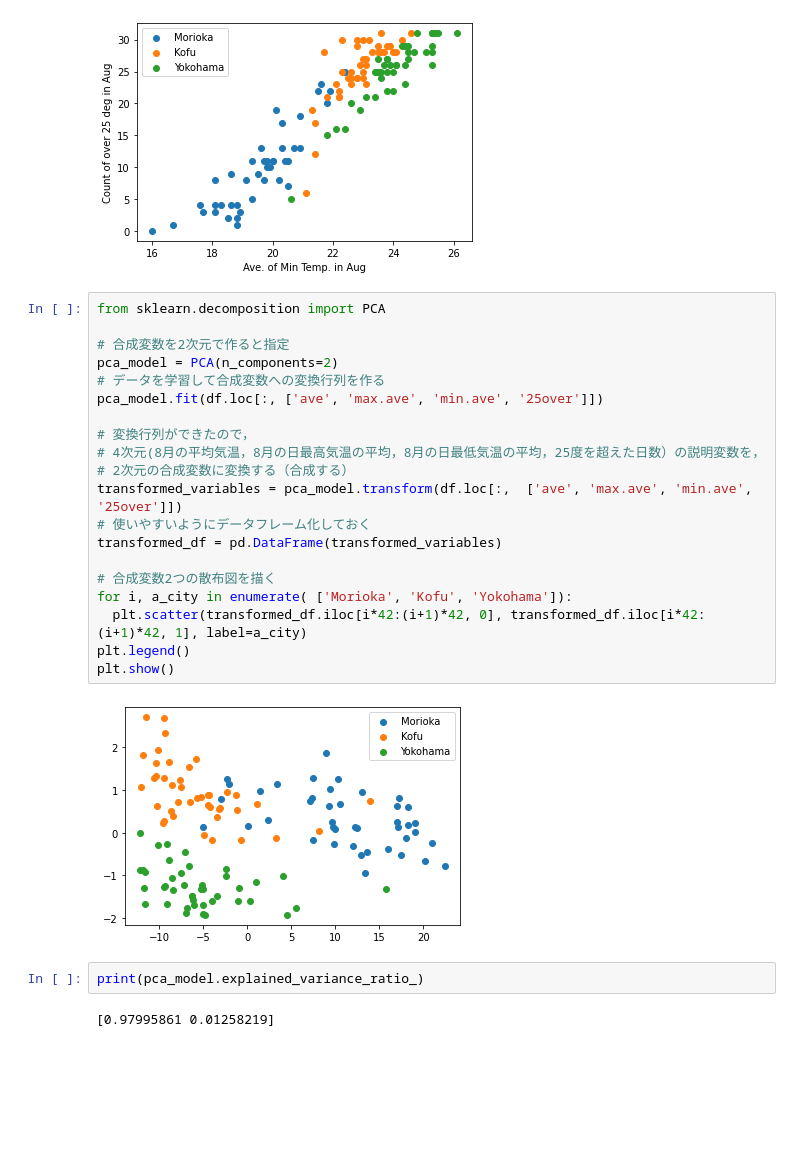
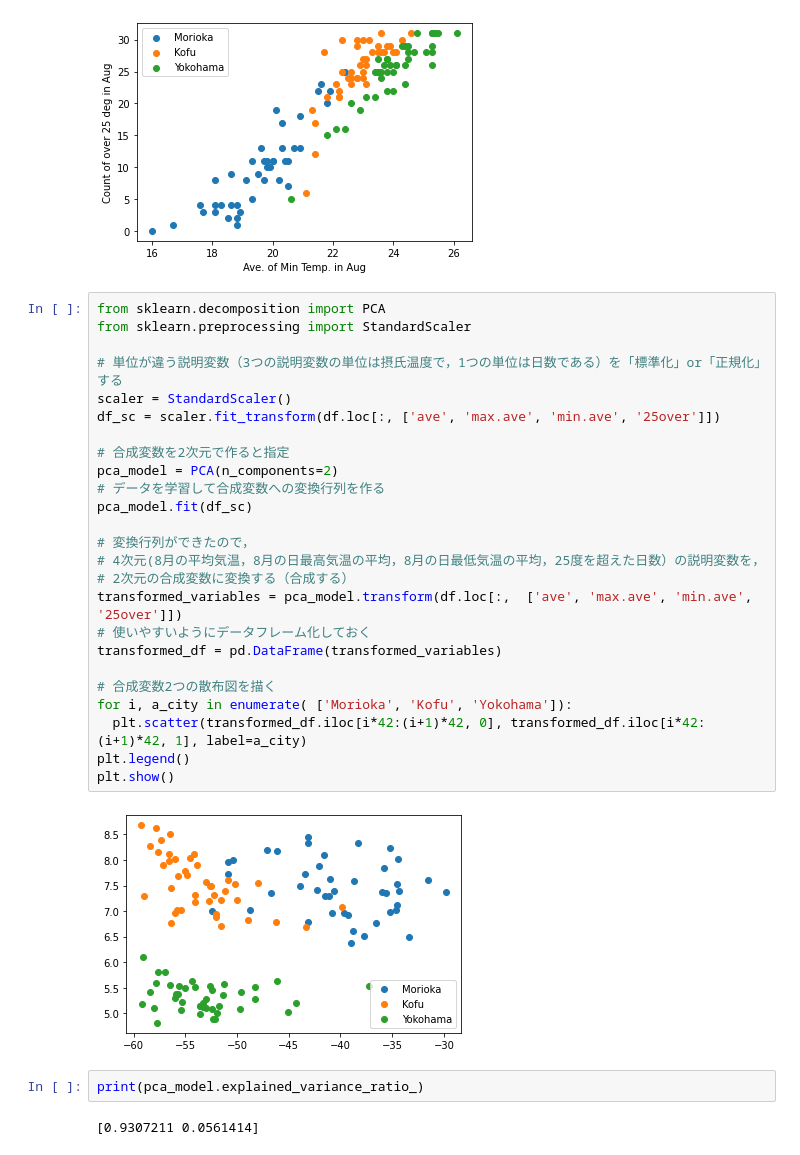
Before and after one commit to daichi-a/PythonDataAnalyzeClassMaterial, a Jupyter notebook: PyDataAnalyze_PCA_ID.ipynb, the cells around one changed output. Drawn from its saved outputs; the diff is of its cells as text; blank space fills up the shorter version.

```diff
--- a/PyDataAnalyze_PCA_ID.ipynb
+++ b/PyDataAnalyze_PCA_ID.ipynb
@@ -42,27 +42,32 @@ for i in range(1, 4, 1):
 [figure]
 # %%
 from sklearn.decomposition import PCA
+from sklearn.preprocessing import StandardScaler
+
+# 単位が違う説明変数（3つの説明変数の単位は摂氏温度で，1つの単位は日数である）を「標準化」or「正規化」する
+scaler = StandardScaler()
+df_sc = scaler.fit_transform(df.loc[:, ['ave', 'max.ave', 'min.ave', '25over']])
 
 # 合成変数を2次元で作ると指定
 pca_model = PCA(n_components=2)
 # データを学習して合成変数への変換行列を作る
-pca_model.fit(df.loc[:, ['ave', 'max.ave', 'min.ave', '25over']])
+pca_model.fit(df_sc)
 
 # 変換行列ができたので，
 # 4次元(8月の平均気温，8月の日最高気温の平均，8月の日最低気温の平均，25度を超えた日数）の説明変数を，
 # 2次元の合成変数に変換する（合成する）
 transformed_variables = pca_model.transform(df.loc[:,  ['ave', 'max.ave', 'min.ave', '25over']])
 # 使いやすいようにデータフレーム化しておく
 transformed_df = pd.DataFrame(transformed_variables)
 
 # 合成変数2つの散布図を描く
 for i, a_city in enumerate( ['Morioka', 'Kofu', 'Yokohama']):
   plt.scatter(transformed_df.iloc[i*42:(i+1)*42, 0], transformed_df.iloc[i*42:(i+1)*42, 1], label=a_city)
 plt.legend()
 plt.show()
 # %% [output]
-[figure, old version]
+[figure, new version]
 # %%
 print(pca_model.explained_variance_ratio_)
 # %% [output]
-[0.97995861 0.01258219]
+[0.9307211 0.0561414]
```
